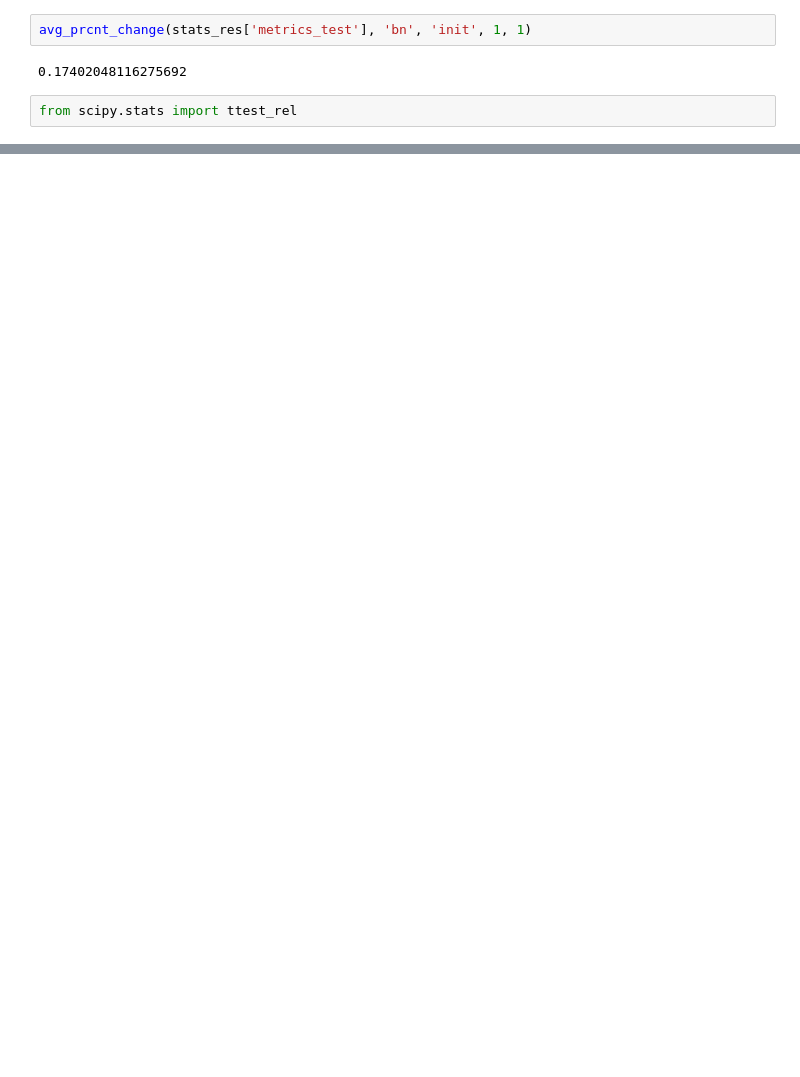
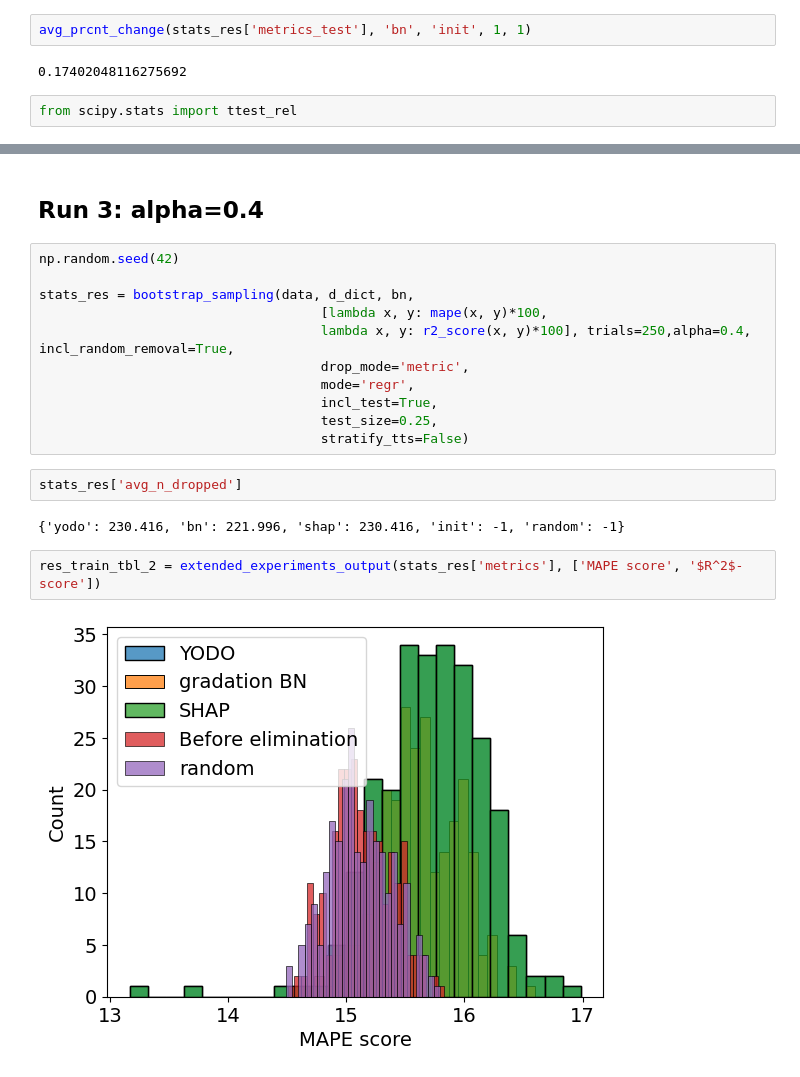
Before and after one commit to dmitry-grigorev/GIEBN, a Jupyter notebook: experiments/shaplime/error_gradations_yodo_abalone_regr.ipynb, the cells around one changed output, grey strips where cells are left out. Saved outputs shown, nothing was run; the diff lists cells and outputs as text; blank space fills up the shorter version.

```diff
--- a/experiments/shaplime/error_gradations_yodo_abalone_regr.ipynb
+++ b/experiments/shaplime/error_gradations_yodo_abalone_regr.ipynb
@@ -475,0 +580,21 @@ TtestResult(statistic=1.6554978760694838, pvalue=0.09908328499825067, df=249)
+# %% [markdown]
+## Run 3: alpha=0.4
+# %%
+np.random.seed(42)
+
+stats_res = bootstrap_sampling(data, d_dict, bn,
+                                    [lambda x, y: mape(x, y)*100,
+                                    lambda x, y: r2_score(x, y)*100], trials=250,alpha=0.4, incl_random_removal=True,
+                                    drop_mode='metric',
+                                    mode='regr',
+                                    incl_test=True,
+                                    test_size=0.25,
+                                    stratify_tts=False)
+# %%
+stats_res['avg_n_dropped']
+# %% [output]
+{'yodo': 230.416, 'bn': 221.996, 'shap': 230.416, 'init': -1, 'random': -1}
+# %%
+res_train_tbl_2 = extended_experiments_output(stats_res['metrics'], ['MAPE score', '$R^2$-score'])
+# %% [output]
+[figure, added]
```
Also changed, not shown: parts of 37 cells of this notebook, 2 other files.
